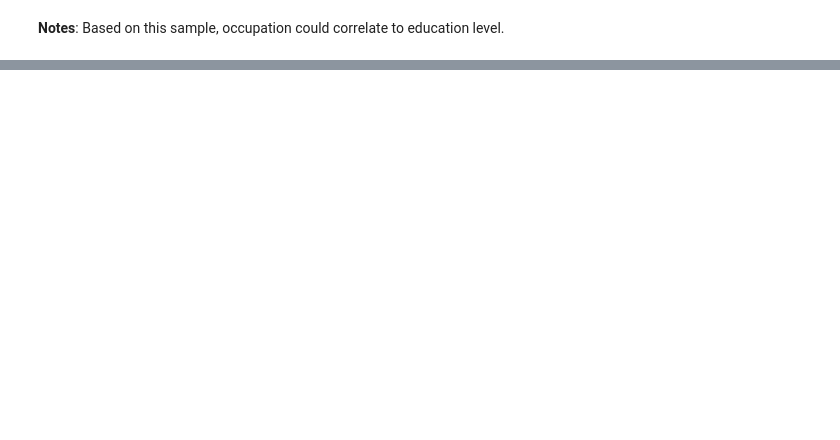
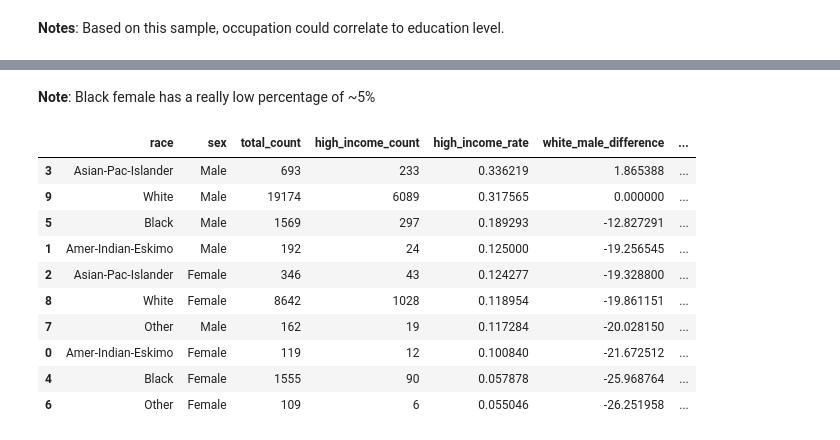
Before and after one commit to DonovanManogue/Data-6550---Data-Ethics-and-Responsibility, a Jupyter notebook: code/Ethan_Sandbox.ipynb, the cells around one changed output, grey strips where cells are left out. Drawn from its saved outputs; the diff is of its cells as text; code cells hidden in the pictures; blank space fills up the shorter version.

Commit message:
Explored income >50k by race and sex.

```diff
--- a/code/Ethan_Sandbox.ipynb
+++ b/code/Ethan_Sandbox.ipynb
@@ -4,6 +7,13 @@
 ## Libraries
 # %%
 import pandas as pd
+import numpy as np
+import matplotlib.pyplot as plt
+import seaborn as sns
+
+%matplotlib inline
+pd.set_option('display.max_columns', 500)
+plt.style.use('fivethirtyeight')
 # %% [markdown]
 ## Load Data
 # %%
@@ -186,0 +209,5 @@ df[df['education'] == 'Preschool'].sample(20)
+# %%
+race_sex_df = df.copy()
+race_sex_df["race"] = race_sex_df["race"].astype(str).str.strip()
+race_sex_df["sex"] = race_sex_df["sex"].astype(str).str.strip()
+race_sex_df["income"] = race_sex_df["income"].astype(str).str.strip()
@@ -186,0 +216,3 @@ df[df['education'] == 'Preschool'].sample(20)
+# %%
+race_sex_df["high_income"] = (race_sex_df["income"] == ">50K").astype(int)
+race_sex_df[["race", "sex", "income", "high_income"]].sample(10)
@@ -186,0 +233,4 @@ df[df['education'] == 'Preschool'].sample(20)
+# %%
+racesex_by_highincome = race_sex_df.groupby(["race", "sex"])["high_income"].agg(total_count="size", high_income_count="sum").reset_index()
+racesex_by_highincome["high_income_rate"] = (racesex_by_highincome["high_income_count"] / racesex_by_highincome["total_count"])
+racesex_by_highincome.sort_values("high_income_rate", ascending=False).head(20)
@@ -186,0 +249,23 @@ df[df['education'] == 'Preschool'].sample(20)
+# %% [markdown]
+**Note**: Black female has a really low percentage of ~5%
+# %%
+white_male_highincome = racesex_by_highincome[(racesex_by_highincome["race"] == "White") & (racesex_by_highincome["sex"] == "Male")]
+white_male_high_rate = float(white_male_highincome["high_income_rate"].iloc[0])
+
+racesex_by_highincome["white_male_difference"] = (racesex_by_highincome["high_income_rate"] - white_male_high_rate) * 100.0
+racesex_by_highincome["percent_higher_than_white_male"] = ((racesex_by_highincome["high_income_rate"] / white_male_high_rate) - 1.0) * 100.0
+
+racesex_by_highincome = racesex_by_highincome.sort_values("high_income_rate", ascending=False)
+racesex_by_highincome
+# %% [output]
+|  | race | sex | total_count | high_income_count | high_income_rate | white_male_difference | ... |
+| 3 | Asian-Pac-Islander | Male | 693 | 233 | 0.336219 | 1.865388 | ... |
+| 9 | White | Male | 19174 | 6089 | 0.317565 | 0.000000 | ... |
+| 5 | Black | Male | 1569 | 297 | 0.189293 | -12.827291 | ... |
+| 1 | Amer-Indian-Eskimo | Male | 192 | 24 | 0.125000 | -19.256545 | ... |
+| 2 | Asian-Pac-Islander | Female | 346 | 43 | 0.124277 | -19.328800 | ... |
+| 8 | White | Female | 8642 | 1028 | 0.118954 | -19.861151 | ... |
+| 7 | Other | Male | 162 | 19 | 0.117284 | -20.028150 | ... |
+| 0 | Amer-Indian-Eskimo | Female | 119 | 12 | 0.100840 | -21.672512 | ... |
+| 4 | Black | Female | 1555 | 90 | 0.057878 | -25.968764 | ... |
+| 6 | Other | Female | 109 | 6 | 0.055046 | -26.251958 | ... |
```
Also changed, not shown: parts of 14 cells of this notebook, 1 other file.
